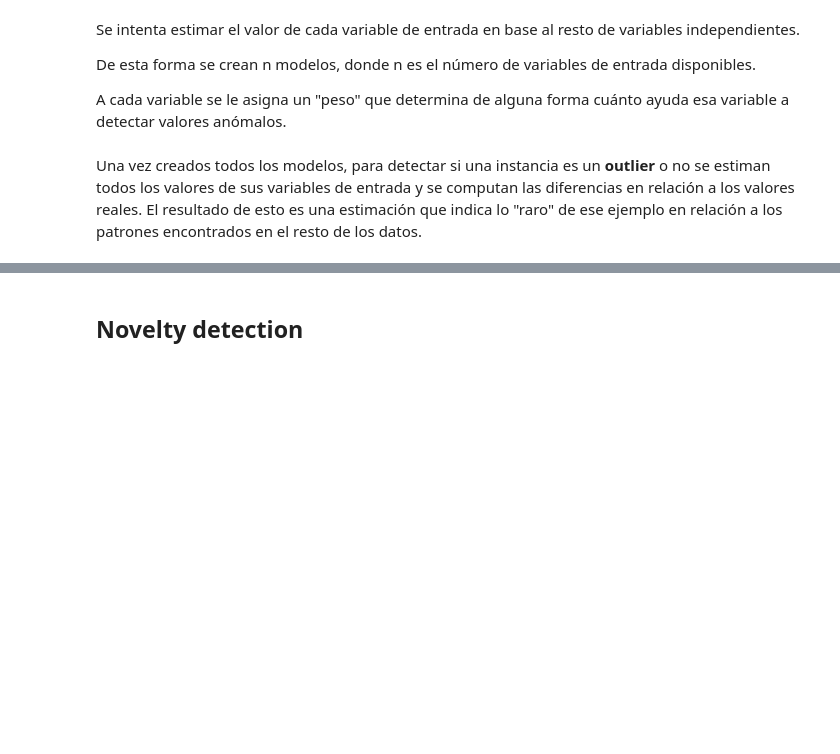
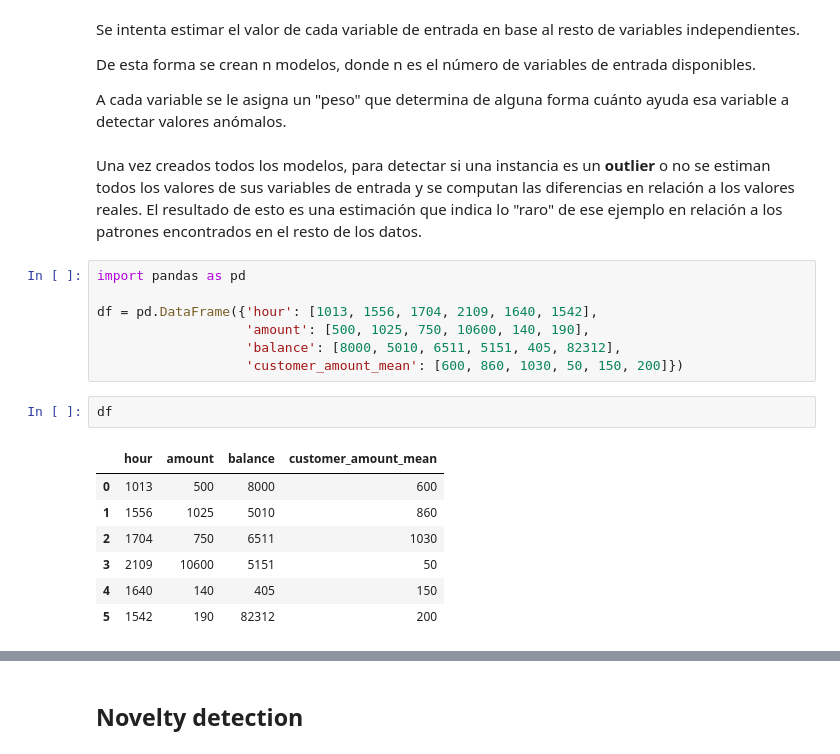
Before and after one commit to ucseml-team/machine-learning-course, a Jupyter notebook: anomaly_detection.ipynb, the cells around one changed output, grey strips where cells are left out. Cells and saved outputs as stored; diff of their text form; blank space fills up the shorter version.

```diff
--- a/anomaly_detection.ipynb
+++ b/anomaly_detection.ipynb
@@ -214,6 +143,23 @@ De esta forma se crean n modelos, donde n es el número de variables de entrada
 A cada variable se le asigna un "peso" que determina de alguna forma cuánto ayuda esa variable a detectar valores anómalos.
 # %% [markdown]
 Una vez creados todos los modelos, para detectar si una instancia es un **outlier** o no se estiman todos los valores de sus variables de entrada y se computan las diferencias en relación a los valores reales. El resultado de esto es una estimación que indica lo "raro" de ese ejemplo en relación a los patrones encontrados en el resto de los datos.
+# %%
+import pandas as pd
+
+df = pd.DataFrame({'hour': [1013, 1556, 1704, 2109, 1640, 1542],
+                   'amount': [500, 1025, 750, 10600, 140, 190],
+                   'balance': [8000, 5010, 6511, 5151, 405, 82312],
+                   'customer_amount_mean': [600, 860, 1030, 50, 150, 200]})
+# %%
+df
+# %% [output]
+|  | hour | amount | balance | customer_amount_mean |
+| 0 | 1013 | 500 | 8000 | 600 |
+| 1 | 1556 | 1025 | 5010 | 860 |
+| 2 | 1704 | 750 | 6511 | 1030 |
+| 3 | 2109 | 10600 | 5151 | 50 |
+| 4 | 1640 | 140 | 405 | 150 |
+| 5 | 1542 | 190 | 82312 | 200 |
 # %% [markdown]
 <img src="images/ALSO.PNG" width="75%" />
 # %% [markdown]
```
Also changed, not shown: parts of 11 cells of this notebook, 7 other files.
